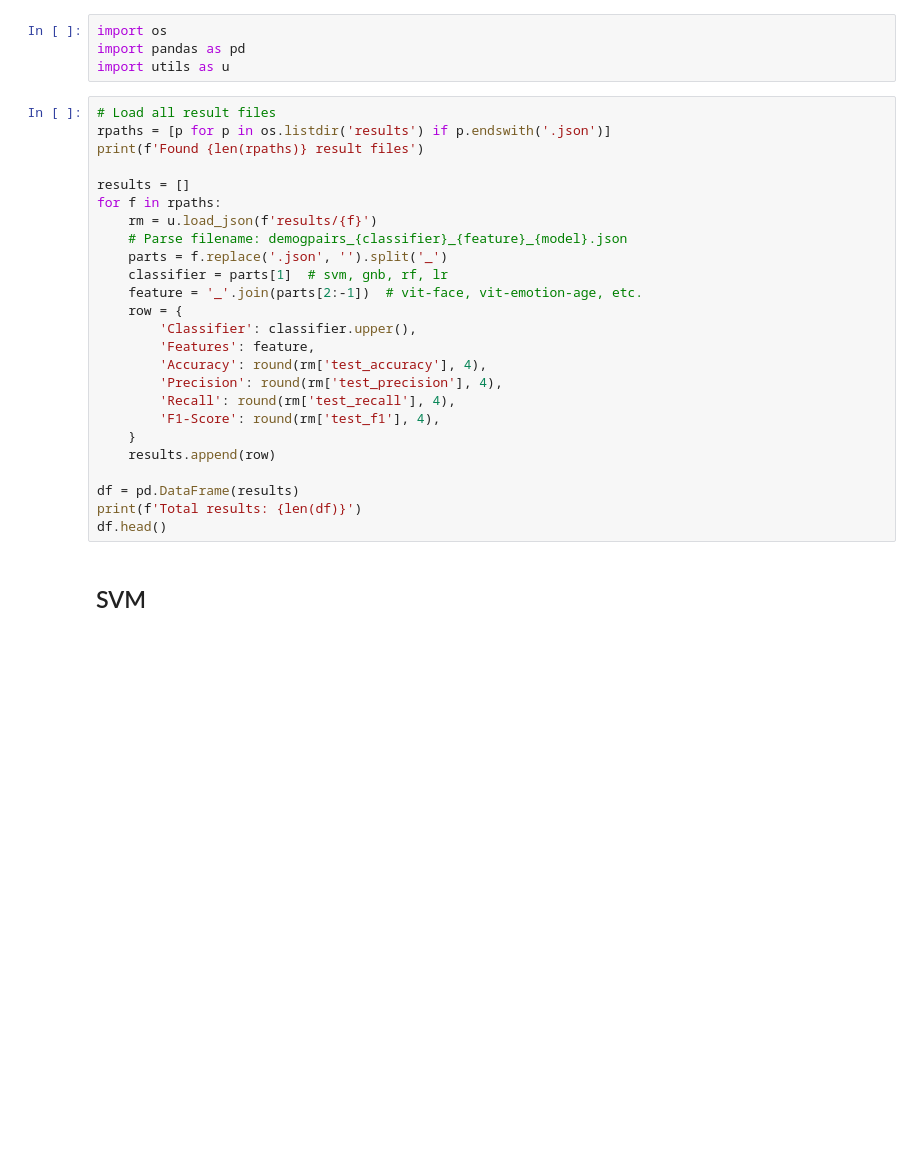
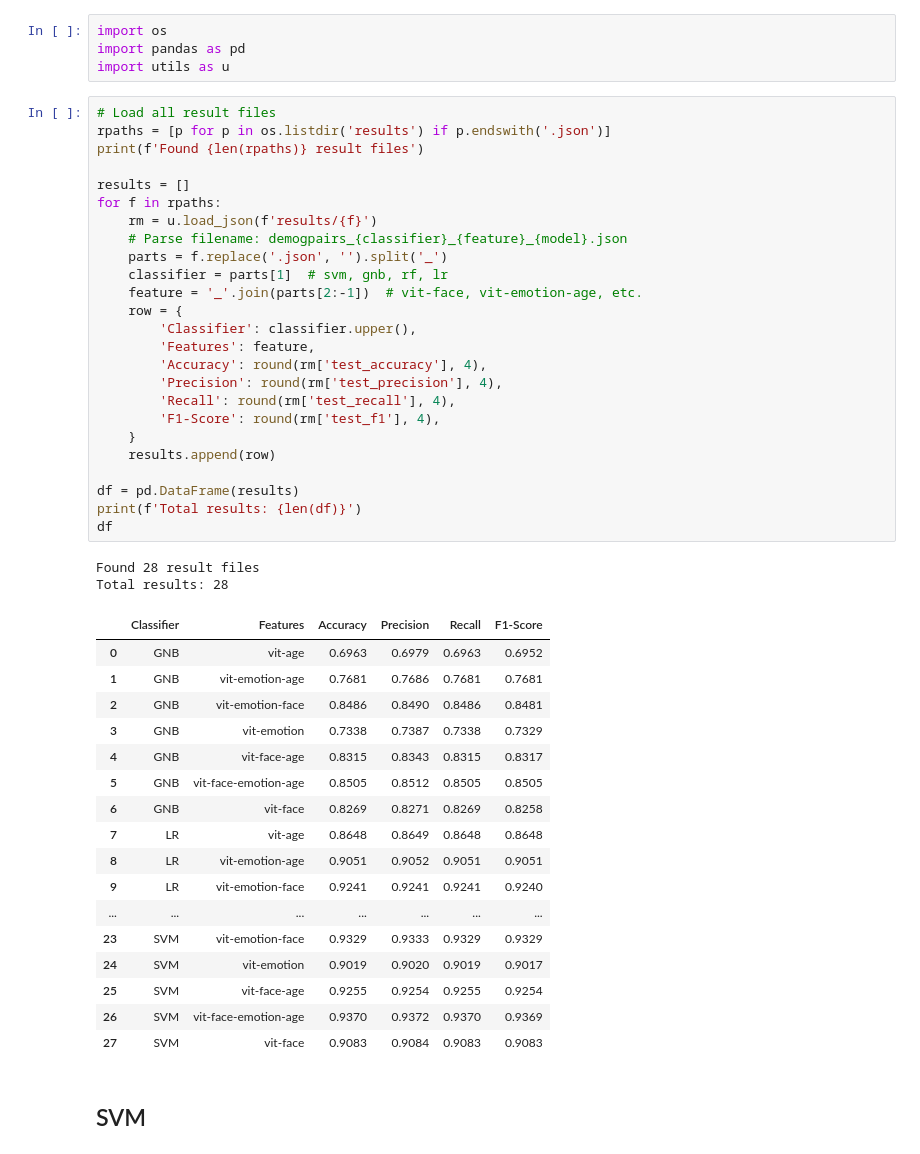
Before and after one commit to rafyakbar/face-race-gender-classification-using-multi-domain-vit, a Jupyter notebook: experiment/code/3.0_compare.ipynb, the cells around one changed output. Saved outputs shown, nothing was run; the diff lists cells and outputs as text; blank space fills up the shorter version.

```diff
--- a/experiment/code/3.0_compare.ipynb
+++ b/experiment/code/3.0_compare.ipynb
@@ -5,28 +5,48 @@ import utils as u
 # %%
 # Load all result files
 rpaths = [p for p in os.listdir('results') if p.endswith('.json')]
 print(f'Found {len(rpaths)} result files')
 
 results = []
 for f in rpaths:
     rm = u.load_json(f'results/{f}')
     # Parse filename: demogpairs_{classifier}_{feature}_{model}.json
     parts = f.replace('.json', '').split('_')
     classifier = parts[1]  # svm, gnb, rf, lr
     feature = '_'.join(parts[2:-1])  # vit-face, vit-emotion-age, etc.
     row = {
         'Classifier': classifier.upper(),
         'Features': feature,
         'Accuracy': round(rm['test_accuracy'], 4),
         'Precision': round(rm['test_precision'], 4),
         'Recall': round(rm['test_recall'], 4),
         'F1-Score': round(rm['test_f1'], 4),
     }
     results.append(row)
 
 df = pd.DataFrame(results)
 print(f'Total results: {len(df)}')
-df.head()
+df
+# %% [output]
+Found 28 result files
+Total results: 28
+|  | Classifier | Features | Accuracy | Precision | Recall | F1-Score |
+| 0 | GNB | vit-age | 0.6963 | 0.6979 | 0.6963 | 0.6952 |
+| 1 | GNB | vit-emotion-age | 0.7681 | 0.7686 | 0.7681 | 0.7681 |
+| 2 | GNB | vit-emotion-face | 0.8486 | 0.8490 | 0.8486 | 0.8481 |
+| 3 | GNB | vit-emotion | 0.7338 | 0.7387 | 0.7338 | 0.7329 |
+| 4 | GNB | vit-face-age | 0.8315 | 0.8343 | 0.8315 | 0.8317 |
+| 5 | GNB | vit-face-emotion-age | 0.8505 | 0.8512 | 0.8505 | 0.8505 |
+| 6 | GNB | vit-face | 0.8269 | 0.8271 | 0.8269 | 0.8258 |
+| 7 | LR | vit-age | 0.8648 | 0.8649 | 0.8648 | 0.8648 |
+| 8 | LR | vit-emotion-age | 0.9051 | 0.9052 | 0.9051 | 0.9051 |
+| 9 | LR | vit-emotion-face | 0.9241 | 0.9241 | 0.9241 | 0.9240 |
+| ... | ... | ... | ... | ... | ... | ... |
+| 23 | SVM | vit-emotion-face | 0.9329 | 0.9333 | 0.9329 | 0.9329 |
+| 24 | SVM | vit-emotion | 0.9019 | 0.9020 | 0.9019 | 0.9017 |
+| 25 | SVM | vit-face-age | 0.9255 | 0.9254 | 0.9255 | 0.9254 |
+| 26 | SVM | vit-face-emotion-age | 0.9370 | 0.9372 | 0.9370 | 0.9369 |
+| 27 | SVM | vit-face | 0.9083 | 0.9084 | 0.9083 | 0.9083 |
 # %% [markdown]
 ## SVM
 # %%
```
Also changed, not shown: parts of 6 cells of this notebook.
